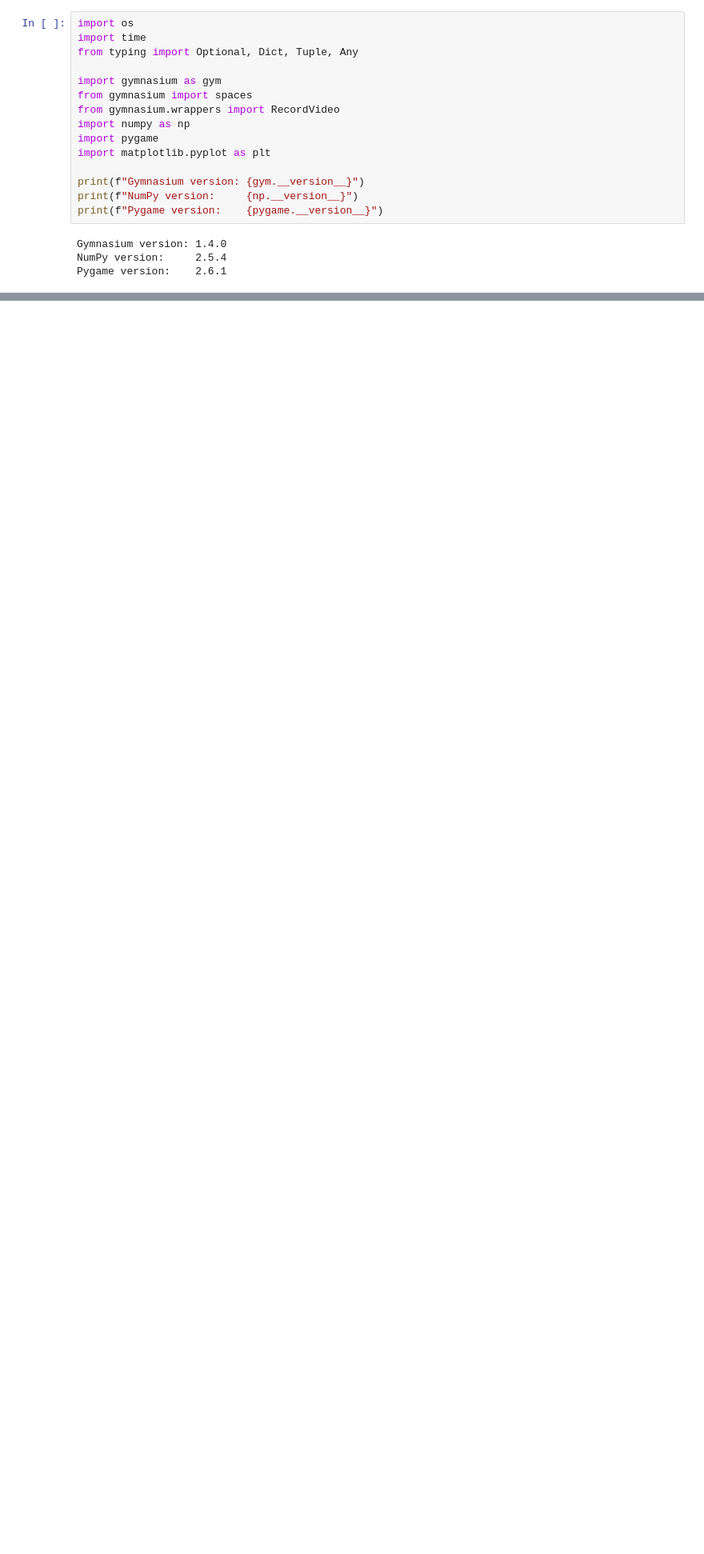
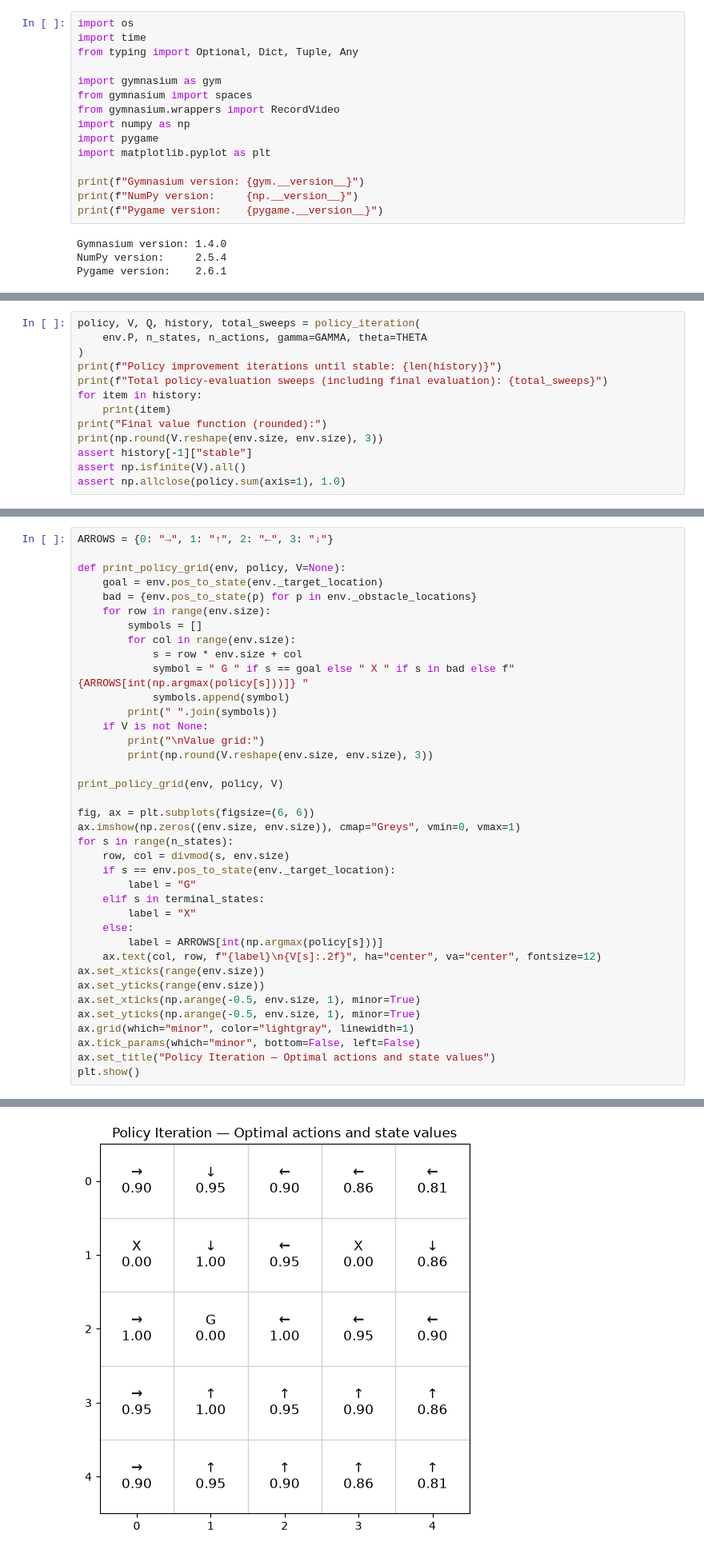
Before and after one commit to Ziadabdelraouf/Reinforcement-Learning-Policy-Iteration-Assignment, a Jupyter notebook: assignment-2.ipynb, the cells around one changed output, grey strips where cells are left out. Shown at 80% size. Saved outputs shown, nothing was run; the diff lists cells and outputs as text; blank space fills up the shorter version.

Commit message:
completed policy evaluation and iteration part

```diff
--- a/assignment-2.ipynb
+++ b/assignment-2.ipynb
@@ -245,0 +323,13 @@ env.close()
+# %%
+policy, V, Q, history, total_sweeps = policy_iteration(
+    env.P, n_states, n_actions, gamma=GAMMA, theta=THETA
+)
+print(f"Policy improvement iterations until stable: {len(history)}")
+print(f"Total policy-evaluation sweeps (including final evaluation): {total_sweeps}")
+for item in history:
+    print(item)
+print("Final value function (rounded):")
+print(np.round(V.reshape(env.size, env.size), 3))
+assert history[-1]["stable"]
+assert np.isfinite(V).all()
+assert np.allclose(policy.sum(axis=1), 1.0)
@@ -245,0 +351,39 @@ env.close()
+# %%
+ARROWS = {0: "→", 1: "↑", 2: "←", 3: "↓"}
+
+def print_policy_grid(env, policy, V=None):
+    goal = env.pos_to_state(env._target_location)
+    bad = {env.pos_to_state(p) for p in env._obstacle_locations}
+    for row in range(env.size):
+        symbols = []
+        for col in range(env.size):
+            s = row * env.size + col
+            symbol = " G " if s == goal else " X " if s in bad else f" {ARROWS[int(np.argmax(policy[s]))]} "
+            symbols.append(symbol)
+        print(" ".join(symbols))
+    if V is not None:
+        print("\nValue grid:")
+        print(np.round(V.reshape(env.size, env.size), 3))
+
+print_policy_grid(env, policy, V)
+
+fig, ax = plt.subplots(figsize=(6, 6))
+ax.imshow(np.zeros((env.size, env.size)), cmap="Greys", vmin=0, vmax=1)
+for s in range(n_states):
+    row, col = divmod(s, env.size)
+    if s == env.pos_to_state(env._target_location):
+        label = "G"
+    elif s in terminal_states:
+        label = "X"
+    else:
+        label = ARROWS[int(np.argmax(policy[s]))]
+    ax.text(col, row, f"{label}\n{V[s]:.2f}", ha="center", va="center", fontsize=12)
+ax.set_xticks(range(env.size))
+ax.set_yticks(range(env.size))
+ax.set_xticks(np.arange(-0.5, env.size, 1), minor=True)
+ax.set_yticks(np.arange(-0.5, env.size, 1), minor=True)
+ax.grid(which="minor", color="lightgray", linewidth=1)
+ax.tick_params(which="minor", bottom=False, left=False)
+ax.set_title("Policy Iteration — Optimal actions and state values")
+plt.show()
+# %% [output]
@@ -245,0 +402 @@ env.close()
+[figure, added]
```
Also changed, not shown: parts of 27 cells of this notebook, 5 other files.
